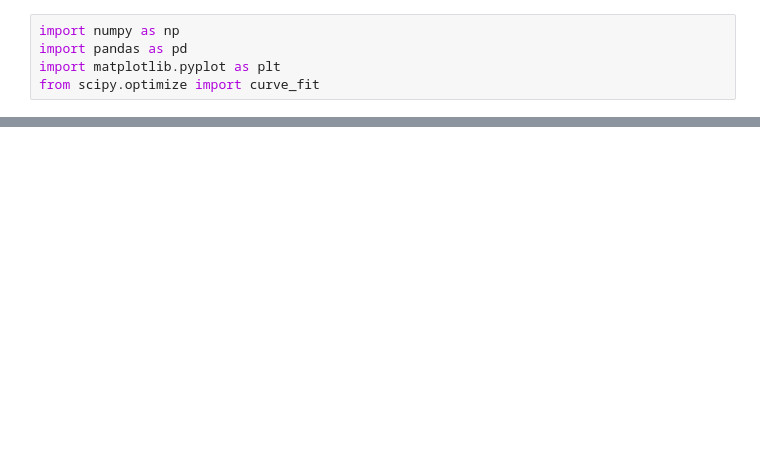
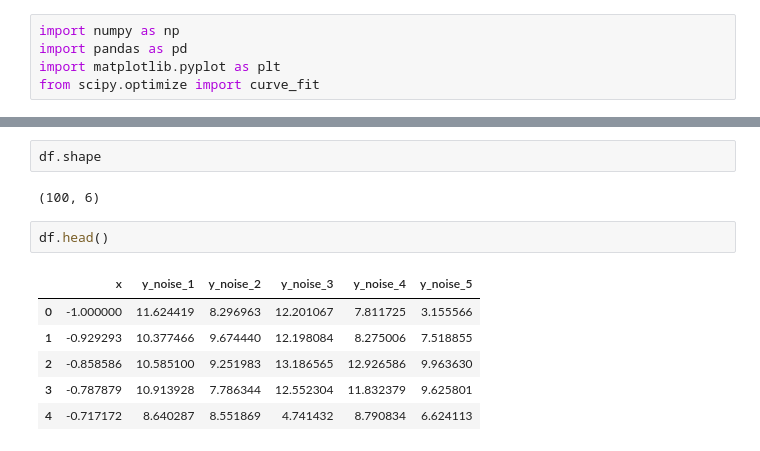
Before and after one commit to brayanvelasquez-svg/python_decal_fa26_brayan, a Jupyter notebook: homework9/homework9.ipynb, the cells around one changed output, grey strips where cells are left out. Saved outputs shown, nothing was run; the diff lists cells and outputs as text; blank space fills up the shorter version.

```diff
--- a/homework9/homework9.ipynb
+++ b/homework9/homework9.ipynb
@@ -9,0 +8,13 @@ FileNotFoundError: [Errno 2] No such file or directory: 'noisy_curvefit_data.csv
+# %%
+df.shape
+# %% [output]
+(100, 6)
+# %%
+df.head()
+# %% [output]
+|  | x | y_noise_1 | y_noise_2 | y_noise_3 | y_noise_4 | y_noise_5 |
+| 0 | -1.000000 | 11.624419 | 8.296963 | 12.201067 | 7.811725 | 3.155566 |
+| 1 | -0.929293 | 10.377466 | 9.674440 | 12.198084 | 8.275006 | 7.518855 |
+| 2 | -0.858586 | 10.585100 | 9.251983 | 13.186565 | 12.926586 | 9.963630 |
+| 3 | -0.787879 | 10.913928 | 7.786344 | 12.552304 | 11.832379 | 9.625801 |
+| 4 | -0.717172 | 8.640287 | 8.551869 | 4.741432 | 8.790834 | 6.624113 |
```
Also changed, not shown: parts of 16 cells of this notebook, 5 other files.
